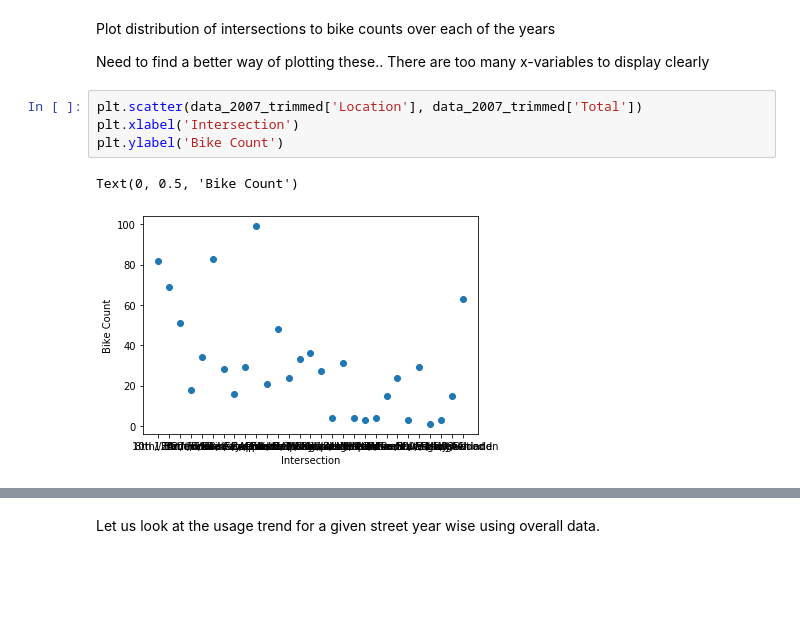
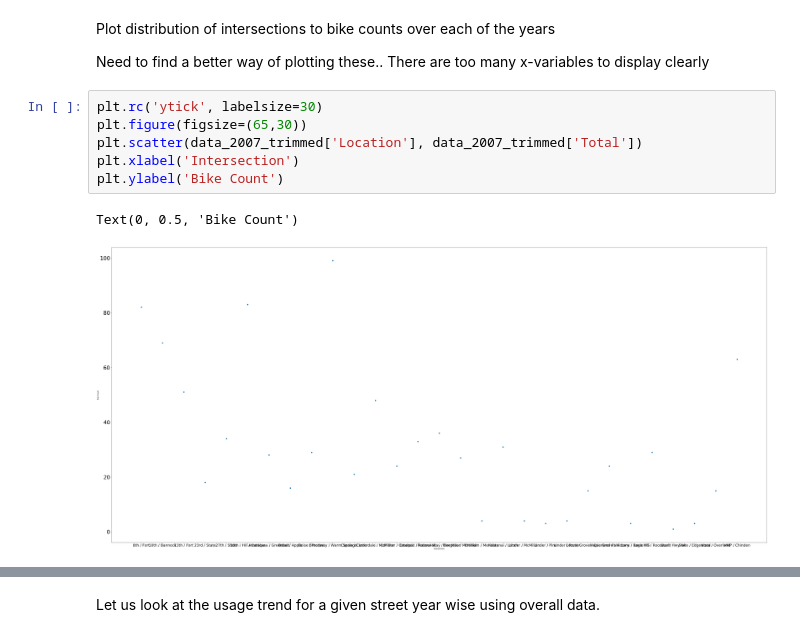
Before and after one commit to mikestefancic/TVCA, a Jupyter notebook: tvca-explore.ipynb, the cells around one changed output, grey strips where cells are left out. Cells and saved outputs as stored; diff of their text form; blank space fills up the shorter version.

Commit message:
Increased the size of plots for data analysis.

```diff
--- a/tvca-explore.ipynb
+++ b/tvca-explore.ipynb
@@ -777,10 +777,12 @@ Plot distribution of intersections to bike counts over each of the years
 
 Need to find a better way of plotting these.. There are too many x-variables to display clearly
 # %%
+plt.rc('ytick', labelsize=30)
+plt.figure(figsize=(65,30))
 plt.scatter(data_2007_trimmed['Location'], data_2007_trimmed['Total'])
 plt.xlabel('Intersection')
 plt.ylabel('Bike Count')
 # %% [output]
 Text(0, 0.5, 'Bike Count')
-[figure, old version]
+[figure, new version]
 # %%
```
Also changed, not shown: parts of 4 cells of this notebook.
